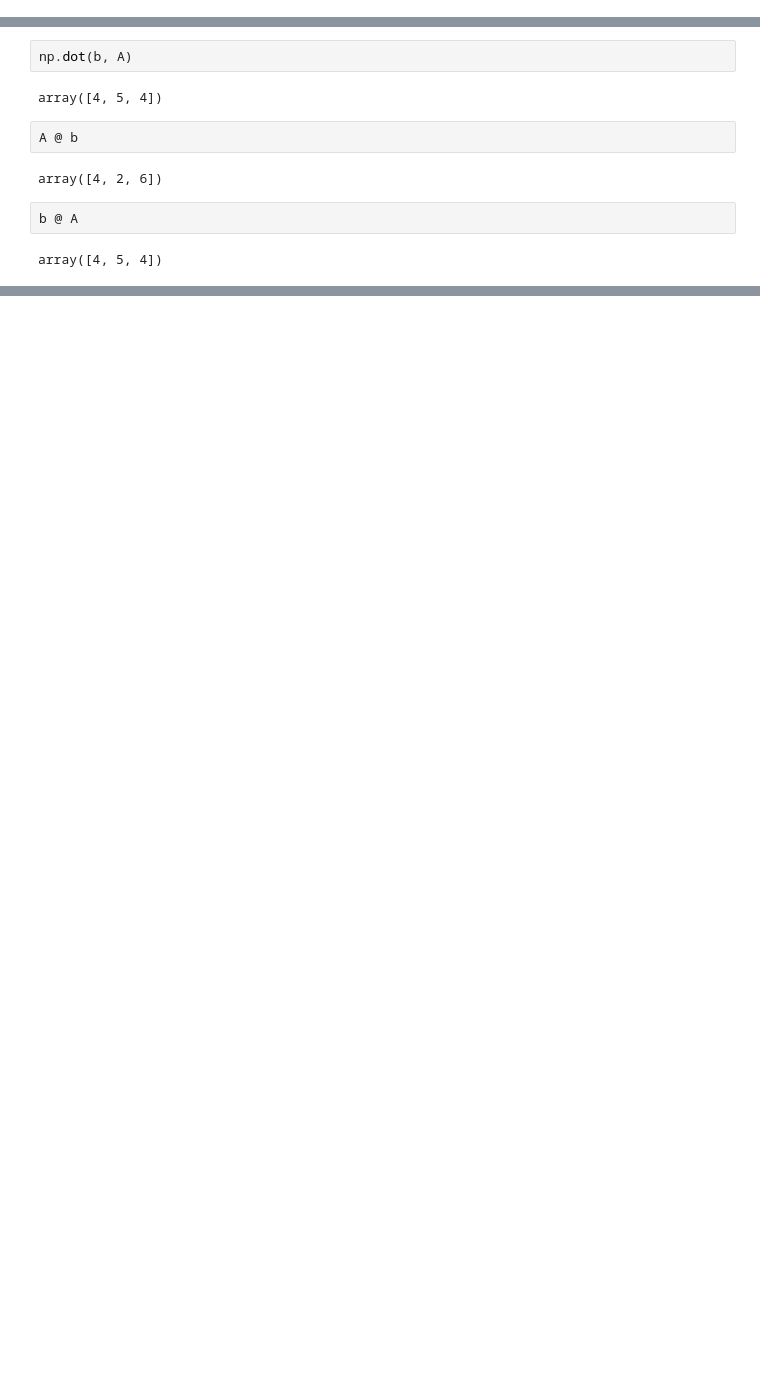
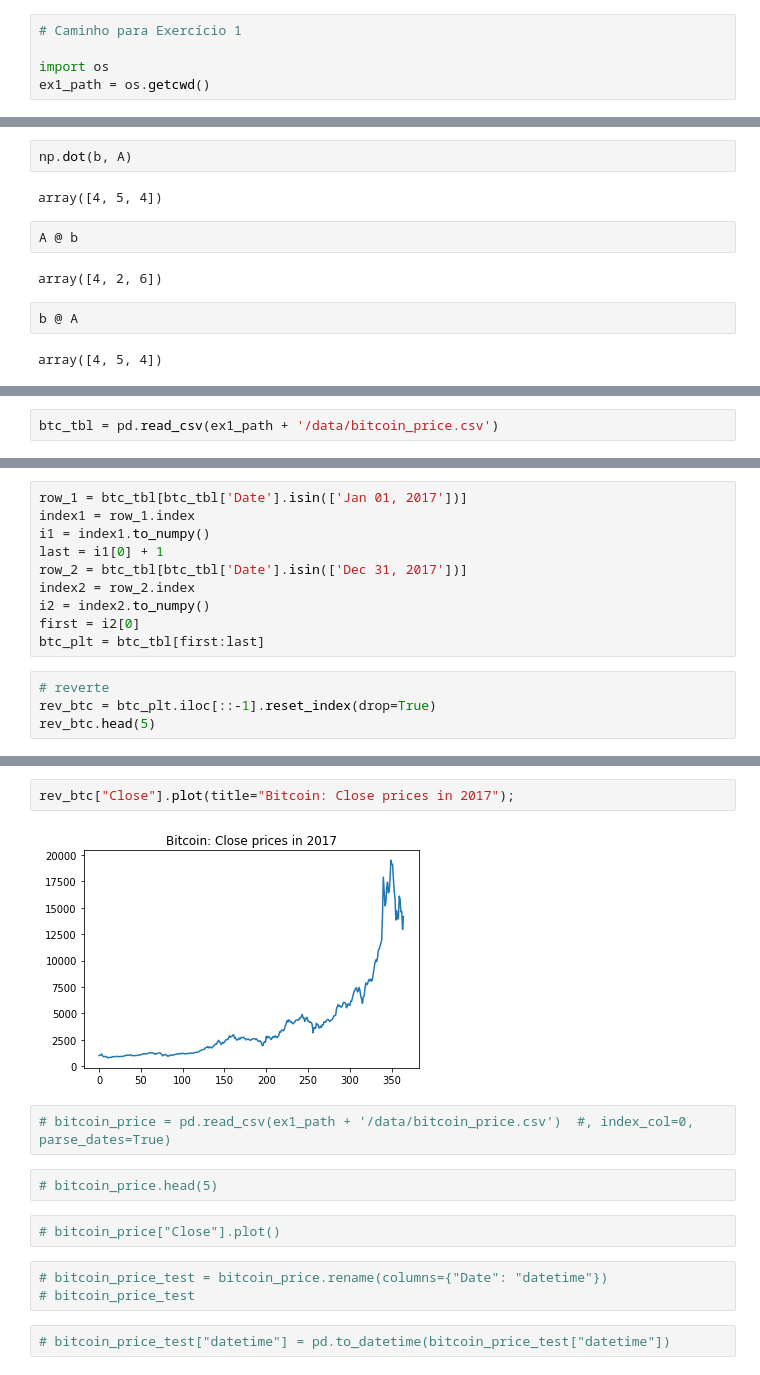
Before and after one commit to angelacpd/Scientific_Python, a Jupyter notebook: UFSC/Ex_1/Ex1_Solution.ipynb, the cells around one changed output, grey strips where cells are left out. Drawn from its saved outputs; the diff is of its cells as text; blank space fills up the shorter version.

Commit message:
UFSC Ex1: Plotted Bitcoin Close Prices in 2017 using pandas plot.

```diff
--- a/UFSC/Ex_1/Ex1_Solution.ipynb
+++ b/UFSC/Ex_1/Ex1_Solution.ipynb
@@ -9,6 +9,11 @@ import numpy as np
 import pandas as pd
 import matplotlib.pyplot as plt
 %matplotlib inline
+# %%
+# Caminho para Exercício 1
+
+import os
+ex1_path = os.getcwd()
 # %% [markdown]
 # 1. Manipulando arrays
 
@@ -116,0 +139,2 @@ array([4, 5, 4])
+# %%
+btc_tbl = pd.read_csv(ex1_path + '/data/bitcoin_price.csv')
@@ -116,0 +150,14 @@ array([4, 5, 4])
+# %%
+row_1 = btc_tbl[btc_tbl['Date'].isin(['Jan 01, 2017'])]
+index1 = row_1.index
+i1 = index1.to_numpy()
+last = i1[0] + 1
+row_2 = btc_tbl[btc_tbl['Date'].isin(['Dec 31, 2017'])]
+index2 = row_2.index
+i2 = index2.to_numpy()
+first = i2[0]
+btc_plt = btc_tbl[first:last]
+# %%
+# reverte
+rev_btc = btc_plt.iloc[::-1].reset_index(drop=True)
+rev_btc.head(5)
@@ -116,0 +171,15 @@ array([4, 5, 4])
+# %%
+rev_btc["Close"].plot(title="Bitcoin: Close prices in 2017");
+# %% [output]
+[figure, added]
+# %%
+# bitcoin_price = pd.read_csv(ex1_path + '/data/bitcoin_price.csv')  #, index_col=0, parse_dates=True)
+# %%
+# bitcoin_price.head(5)
+# %%
+# bitcoin_price["Close"].plot()
+# %%
+# bitcoin_price_test = bitcoin_price.rename(columns={"Date": "datetime"})
+# bitcoin_price_test
+# %%
+# bitcoin_price_test["datetime"] = pd.to_datetime(bitcoin_price_test["datetime"])
```
Also changed, not shown: parts of 22 cells of this notebook.
